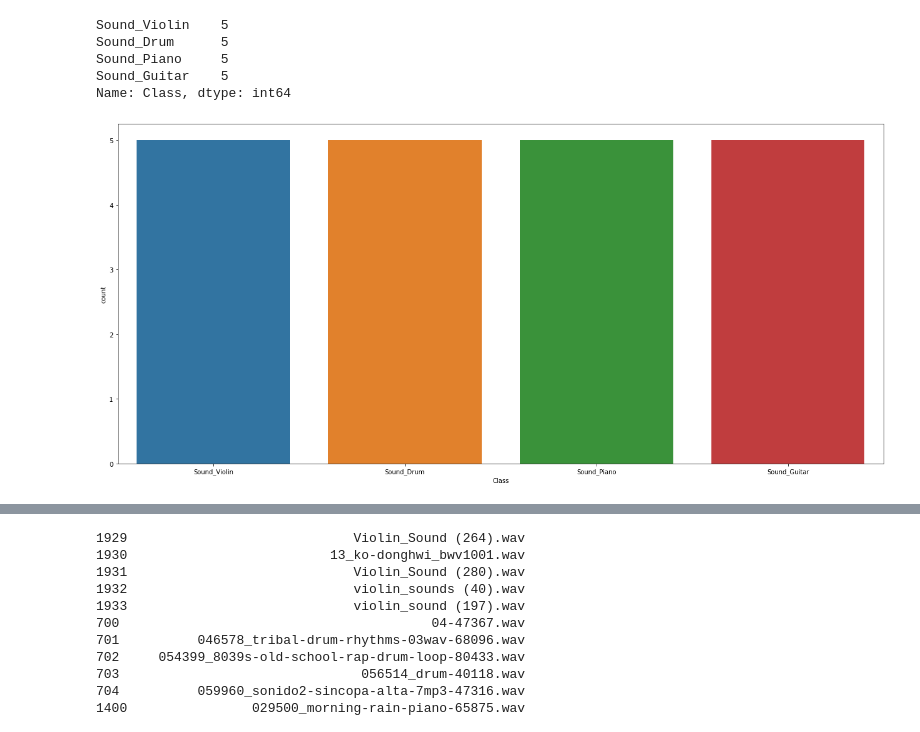
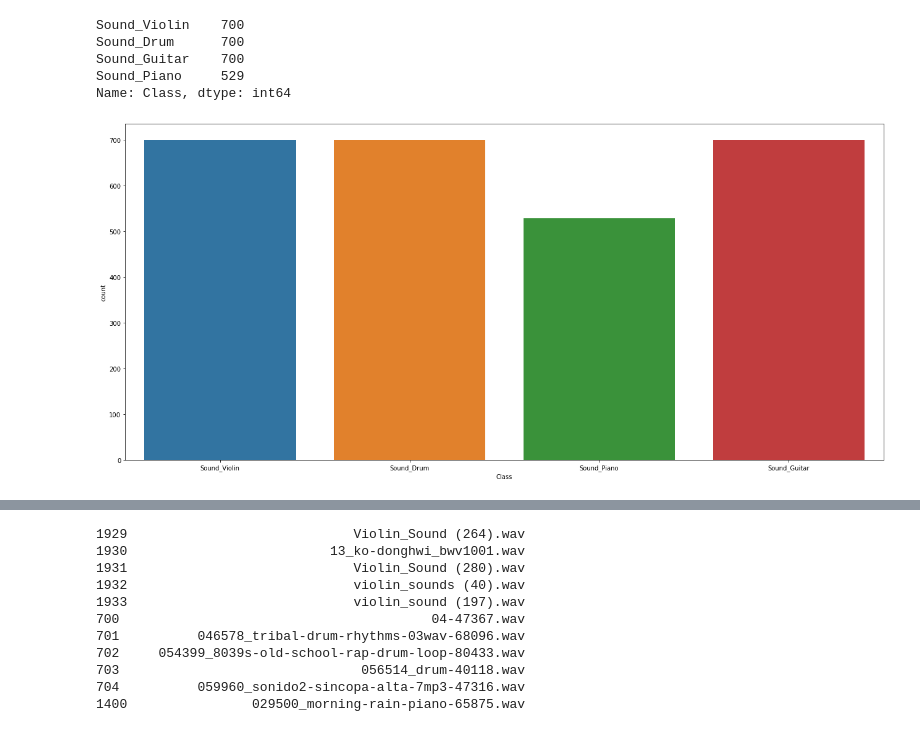
Before and after one commit to clementgilli/Musical-Instruments-Classifier, a Jupyter notebook: worksheet_clem.ipynb, the cells around one changed output, grey strips where cells are left out. Cells and saved outputs as stored; diff of their text form; code cells hidden in the pictures.

```diff
--- a/worksheet_clem.ipynb
+++ b/worksheet_clem.ipynb
@@ -18,18 +18,18 @@ import sklearn.neighbors
 
 from utilities import *
 # %%
-df = load_train(5,maxfreq=5000)
+df = load_train(700,maxfreq=5000)
 
 print(df['Class'].value_counts())
 plt.figure(figsize=(22,10))
 sns.countplot(df['Class'])
 plt.xticks(rotation=0)
 
 plt.show()
 # %% [output]
-Sound_Violin    5
-Sound_Drum      5
-Sound_Piano     5
-Sound_Guitar    5
+Sound_Violin    700
+Sound_Drum      700
+Sound_Guitar    700
+Sound_Piano     529
 Name: Class, dtype: int64
-[figure, old version]
+[figure, new version]
```
Also changed, not shown: parts of 4 cells of this notebook.
